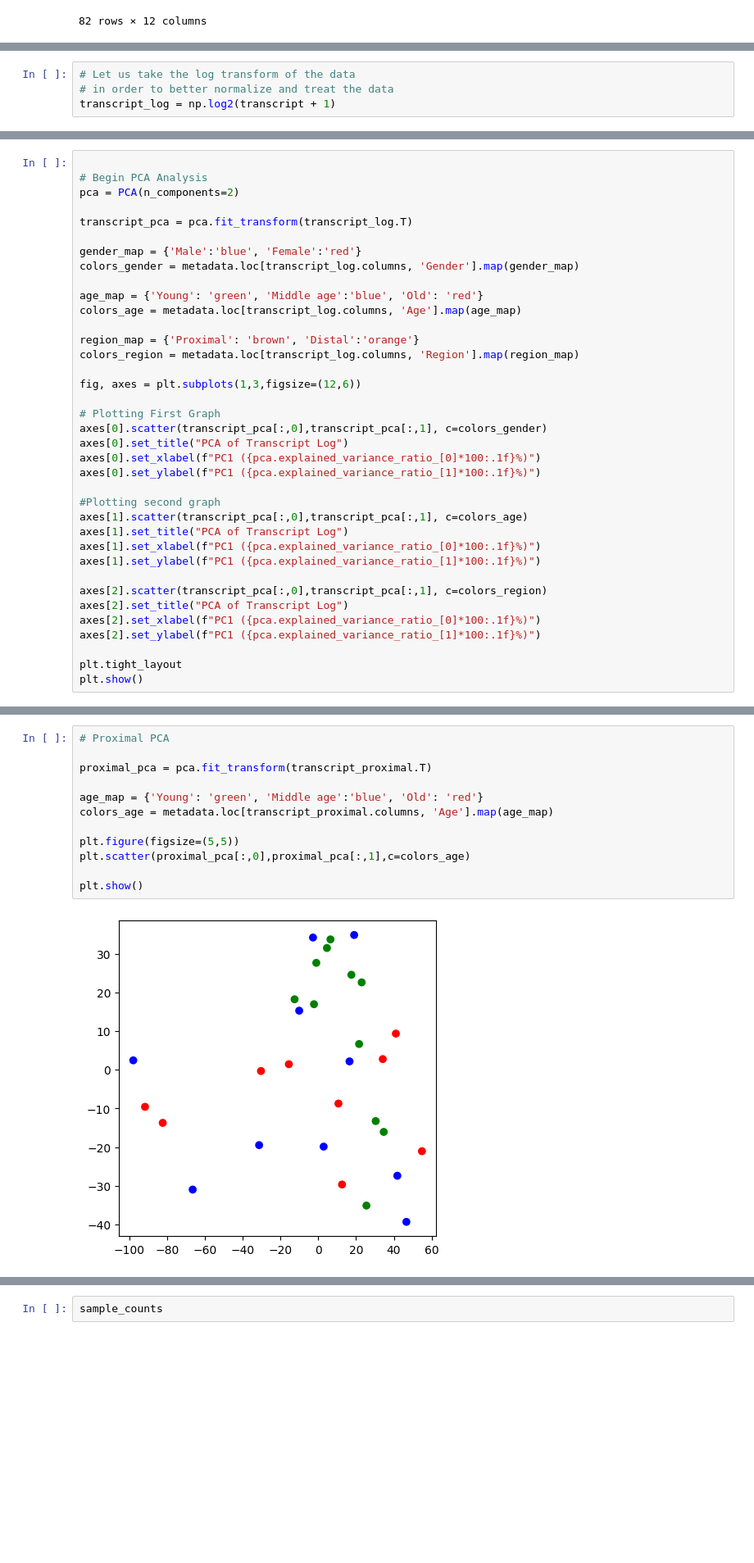
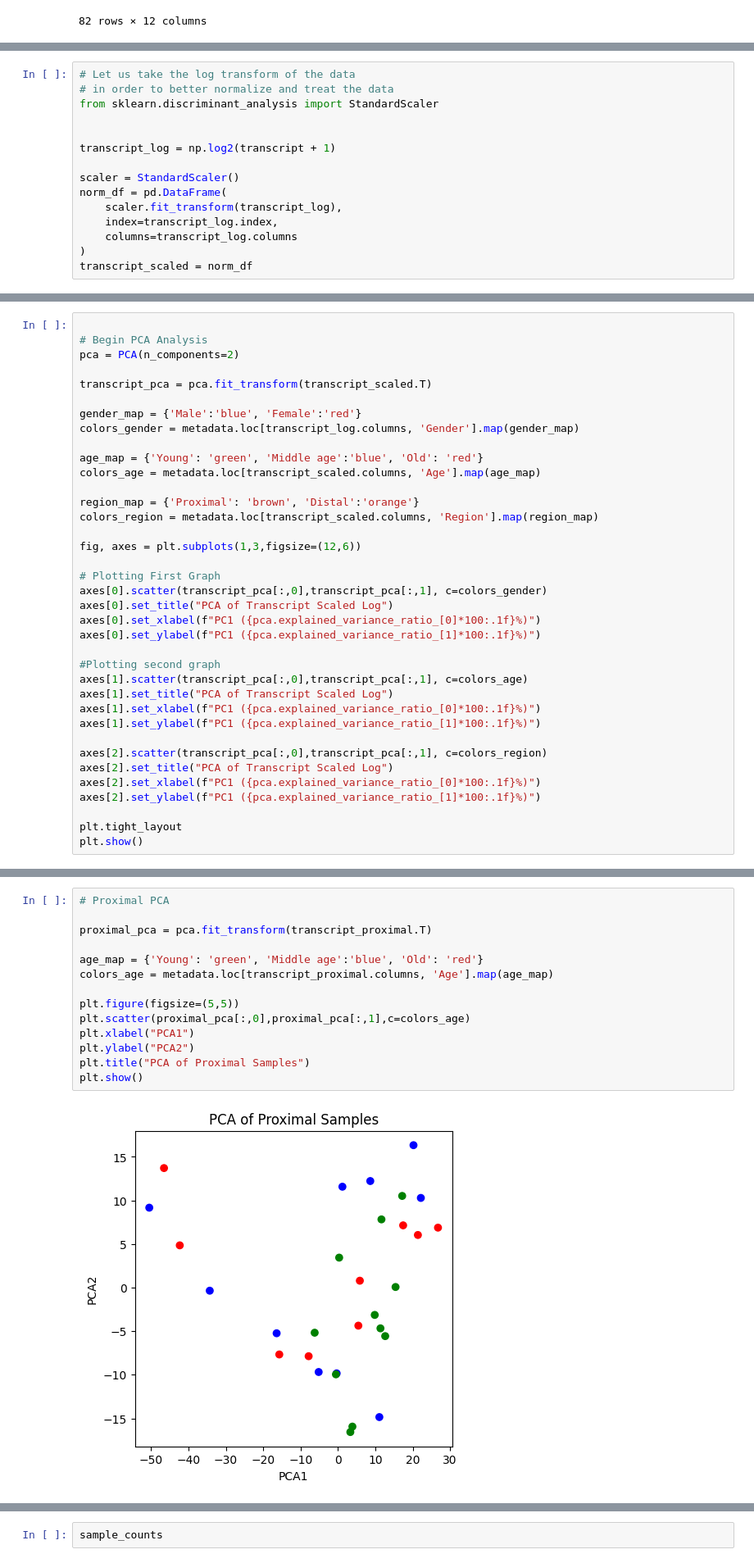
Before and after one commit to CadenBold/intestinal-omics, a Jupyter notebook: working.ipynb, the cells around one changed output, grey strips where cells are left out. Shown at 82% size. Drawn from its saved outputs; the diff is of its cells as text; blank space fills up the shorter version.

```diff
--- a/working.ipynb
+++ b/working.ipynb
@@ -202,7 +202,18 @@ plt.show()
 # %%
 # Let us take the log transform of the data
 # in order to better normalize and treat the data
+from sklearn.discriminant_analysis import StandardScaler
+
+
 transcript_log = np.log2(transcript + 1)
+
+scaler = StandardScaler()
+norm_df = pd.DataFrame(
+    scaler.fit_transform(transcript_log),
+    index=transcript_log.index,
+    columns=transcript_log.columns
+)
+transcript_scaled = norm_df
 # %%
 plt.figure(figsize=(5,5))
 plt.hist(transcript_log.iloc[0],30)
@@ -318,33 +398,33 @@ plt.show()
 # Begin PCA Analysis
 pca = PCA(n_components=2)
 
-transcript_pca = pca.fit_transform(transcript_log.T)
+transcript_pca = pca.fit_transform(transcript_scaled.T)
 
 gender_map = {'Male':'blue', 'Female':'red'}
 colors_gender = metadata.loc[transcript_log.columns, 'Gender'].map(gender_map)
 
 age_map = {'Young': 'green', 'Middle age':'blue', 'Old': 'red'}
-colors_age = metadata.loc[transcript_log.columns, 'Age'].map(age_map)
+colors_age = metadata.loc[transcript_scaled.columns, 'Age'].map(age_map)
 
 region_map = {'Proximal': 'brown', 'Distal':'orange'}
-colors_region = metadata.loc[transcript_log.columns, 'Region'].map(region_map)
+colors_region = metadata.loc[transcript_scaled.columns, 'Region'].map(region_map)
 
 fig, axes = plt.subplots(1,3,figsize=(12,6))
 
 # Plotting First Graph
 axes[0].scatter(transcript_pca[:,0],transcript_pca[:,1], c=colors_gender)
-axes[0].set_title("PCA of Transcript Log")
+axes[0].set_title("PCA of Transcript Scaled Log")
 axes[0].set_xlabel(f"PC1 ({pca.explained_variance_ratio_[0]*100:.1f}%)")
 axes[0].set_ylabel(f"PC1 ({pca.explained_variance_ratio_[1]*100:.1f}%)")
 
 #Plotting second graph
 axes[1].scatter(transcript_pca[:,0],transcript_pca[:,1], c=colors_age)
-axes[1].set_title("PCA of Transcript Log")
+axes[1].set_title("PCA of Transcript Scaled Log")
 axes[1].set_xlabel(f"PC1 ({pca.explained_variance_ratio_[0]*100:.1f}%)")
 axes[1].set_ylabel(f"PC1 ({pca.explained_variance_ratio_[1]*100:.1f}%)")
 
 axes[2].scatter(transcript_pca[:,0],transcript_pca[:,1], c=colors_region)
-axes[2].set_title("PCA of Transcript Log")
+axes[2].set_title("PCA of Transcript Scaled Log")
 axes[2].set_xlabel(f"PC1 ({pca.explained_variance_ratio_[0]*100:.1f}%)")
 axes[2].set_ylabel(f"PC1 ({pca.explained_variance_ratio_[1]*100:.1f}%)")
 
@@ -379,14 +459,16 @@ plt.show()
 # %%
 # Proximal PCA
 
 proximal_pca = pca.fit_transform(transcript_proximal.T)
 
 age_map = {'Young': 'green', 'Middle age':'blue', 'Old': 'red'}
 colors_age = metadata.loc[transcript_proximal.columns, 'Age'].map(age_map)
 
 plt.figure(figsize=(5,5))
 plt.scatter(proximal_pca[:,0],proximal_pca[:,1],c=colors_age)
-
+plt.xlabel("PCA1")
+plt.ylabel("PCA2")
+plt.title("PCA of Proximal Samples")
 plt.show()
 # %% [output]
-[figure, old version]
+[figure, new version]
```
Also changed, not shown: parts of 32 cells of this notebook, 1 other file.
